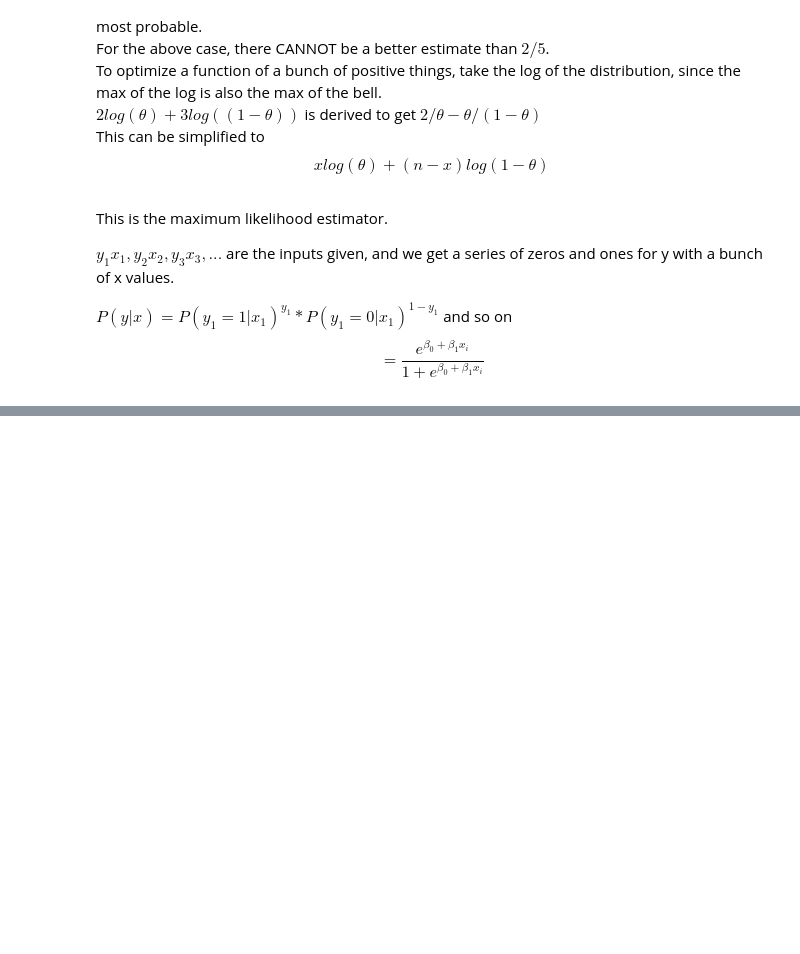
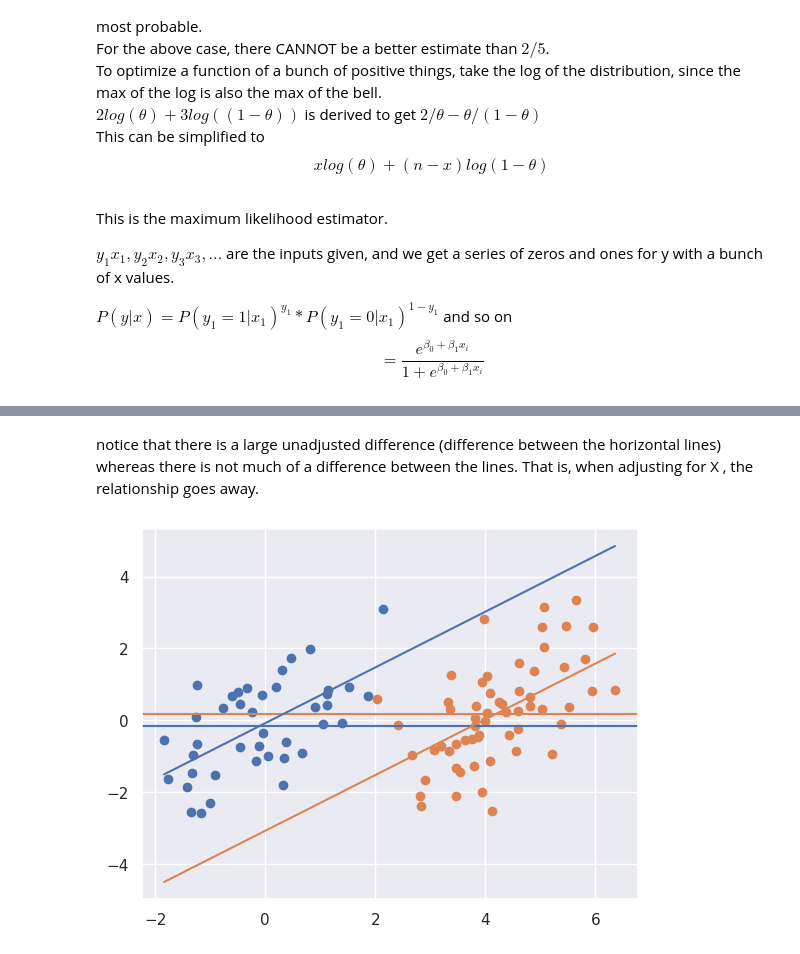
Before and after one commit to Livi-Arbo/BME-DS-Notes, a Jupyter notebook: Data_Science_Notes.ipynb, the cells around one changed output, grey strips where cells are left out. Saved outputs shown, nothing was run; the diff lists cells and outputs as text; code cells hidden in the pictures; blank space fills up the shorter version.

```diff
--- a/Data_Science_Notes.ipynb
+++ b/Data_Science_Notes.ipynb
@@ -650,0 +872,6 @@ $$ = \frac{e^{\beta_0 + \beta_1 x_i}}{1 + e^{\beta_0 + \beta_1 x_i}}$$
+# %% [markdown]
+notice that there is a large unadjusted difference (difference between the horizontal lines) whereas there is not much of a difference between the lines. That is, when adjusting for  X , the relationship goes away.
+# %%
+myplot(x + t * 4, y  - t * 4, t)
+# %% [output]
+[figure, added]
```
Also changed, not shown: parts of 18 cells of this notebook.
